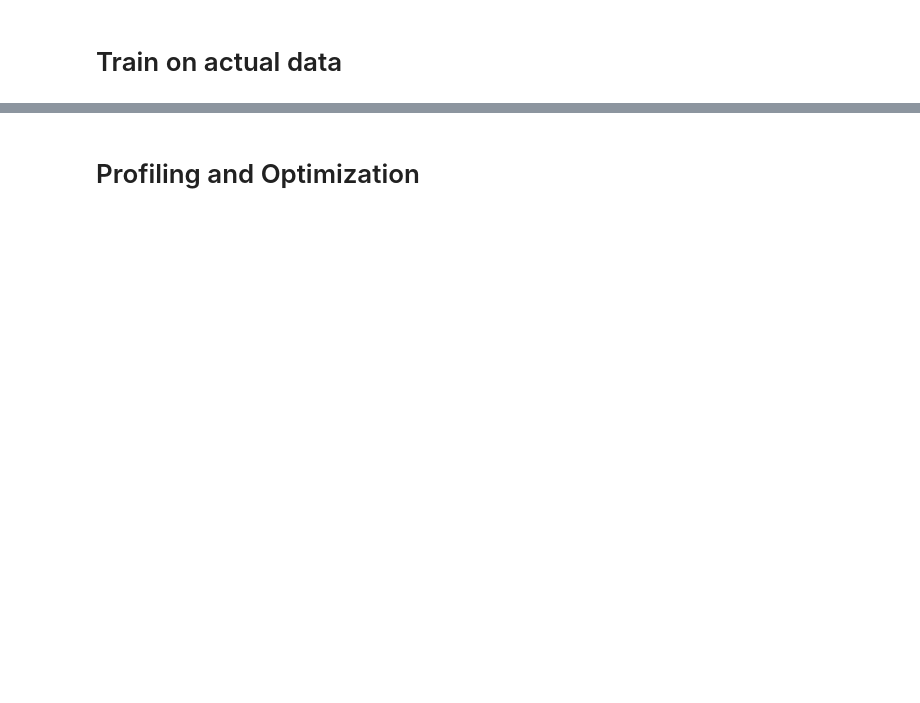
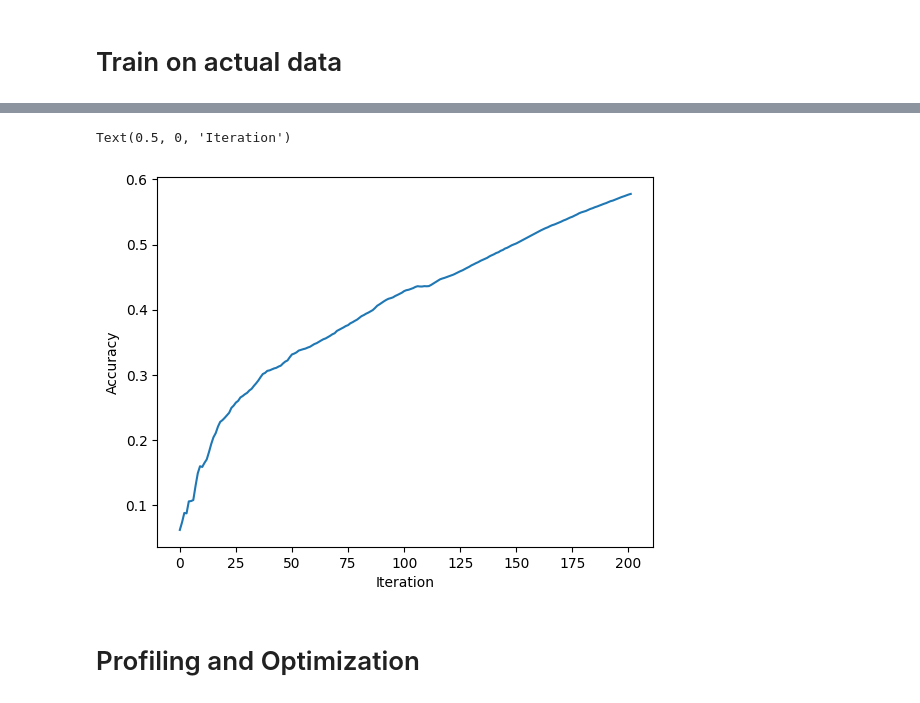
Before and after one commit to rdyro/JAX-and-NNX-Tour, a Jupyter notebook: main.ipynb, the cells around one changed output, grey strips where cells are left out. Drawn from its saved outputs; the diff is of its cells as text; code cells hidden in the pictures; blank space fills up the shorter version.

```diff
--- a/main.ipynb
+++ b/main.ipynb
@@ -256 +365,32 @@ for _ in pbar:
+# %%
+# we can unroll the training loop
+@partial(jax.jit, static_argnames=("loss_fn",))
+def train_n_steps(x, y, state, opt_state, steps, loss_fn=None):
+  # steps no longer needs to be a static variable
+
+  def loop_body(i, carry):
+    loss_history, state, opt_state = carry
+    x_ = jax.lax.dynamic_index_in_dim(x, i, axis=0)  # single batch from a stack of batches
+    y_ = jax.lax.dynamic_index_in_dim(y, i, axis=0)  # single batch from a stack of batches
+    loss, state, opt_state = train_step(x_, y_, state, opt_state, loss_fn=loss_fn)
+    loss_history = jax.lax.dynamic_update_index_in_dim(loss_history, loss, i, axis=0)
+    return loss_history, state, opt_state
+
+  loss_history = jnp.zeros((1024,))  # overallocate
+  loss_history, state, opt_state = jax.lax.fori_loop(0, steps, loop_body, (loss_history, state, opt_state))
+  return loss_history, state, opt_state
+# %%
+state = nnx.state(Model(rngs=rngs))
+opt_state = optimizer.init(state)
+
+pbar = tqdm(range(int(50)))
+steps = 100
+for _ in pbar:
+  ridx = random.randint(rngs(), (steps * 64,), 0, X.shape[0])
+  x, y = X[ridx, :], Y[ridx, :]
+  x, y = x.reshape((steps, 64, 1)), y.reshape((steps, 64, 1))
+  l, state, opt_state = train_n_steps(x, y, state, opt_state, steps=steps, loss_fn=loss_fn)
+  pbar.set_description(f"losses = {l[-1]:.4e}")
+
+  # each iteration is actually 100 iterations
 # %% [markdown]
@@ -258,10 +398,9 @@ for _ in pbar:
 # %%
 # train for n steps or until you encounter a nan loss
 
-@partial(jax.jit, static_argnames=("steps", "loss_fn"))
+@partial(jax.jit, static_argnames=("loss_fn",))
 def train_n_steps_maybe_stop_early(x, y, state, opt_state, steps, loss_fn=None):
-  # steps is a static variable
-
+  # steps no longer needs to be a static variable
 
   def loop_body(i, carry):
     loss_history, state, opt_state, done = carry
@@ -281,9 +420,10 @@ def train_n_steps_maybe_stop_early(x, y, state, opt_state, steps, loss_fn=None):
                              lambda: loop_body(i, carry))
     return new_carry
 
-  loss_history = jnp.zeros(steps)
+  loss_history = jnp.zeros((1024,))  # cannot use steps, need to overallocate
   done = False
   init_val = (loss_history, state, opt_state, done)
+  steps = (2 ** jnp.ceil(jnp.log2(steps))).astype(jnp.int32)  # just for fun, use an even power of 2 iterations
   loss_history, state, opt_state, done = jax.lax.fori_loop(0, steps, lazy_loop_body, init_val)
   return loss_history, state, opt_state
 # %%
@@ -374,23 +518,26 @@ def train_step(imgs, y, state, opt_state):
 # %%
 losses = []
 max_it = int(2e2)
 pbar = tqdm(enumerate(dl), total=max_it)
 total, correct = 0, 0
 train_accuracies = []
 _ = train_step(imgs, classes, state, opt_state) # precompile train step
 for i, (imgs, classes) in pbar:
   loss, pred, state, opt_state = train_step(imgs, classes, state, opt_state)
   losses.append(loss)
   total, correct = total + imgs.shape[0], correct + jnp.sum(jnp.argmax(pred, -1) == classes)
   train_accuracies.append(correct / total)
   pbar.set_description(f"{loss = :.4e}, accuracy {correct / total:%}")
   if i > max_it:
     break
 model = nnx.merge(graphdef, state)  # merge model to insert the optimized state
 
 plt.figure()
 plt.plot(train_accuracies)
-plt.xlabel("Accuracy")
-plt.ylabel("Iteration")
+plt.ylabel("Accuracy")
+plt.xlabel("Iteration")
+# %% [output]
+Text(0.5, 0, 'Iteration')
+[figure, added]
 # %% [markdown]
 # Profiling and Optimization
```
Also changed, not shown: parts of 43 cells of this notebook.
